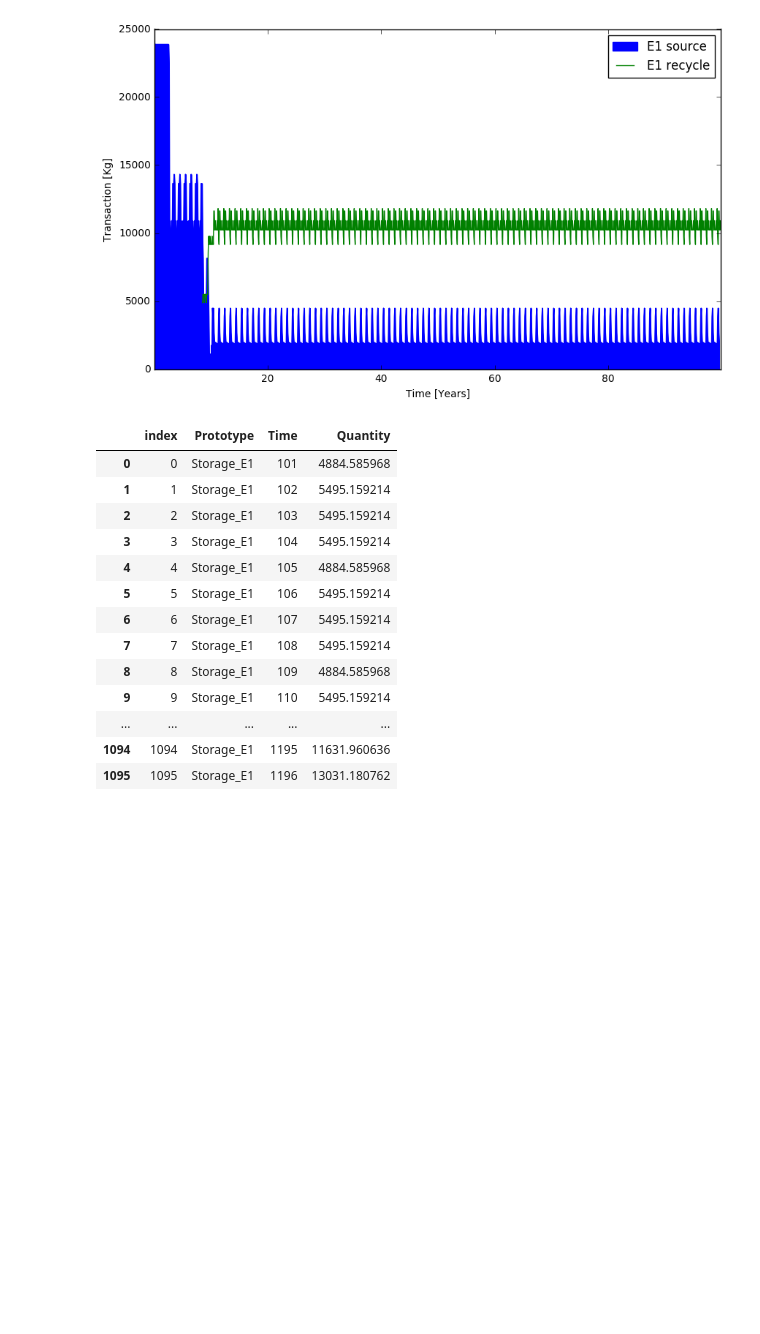
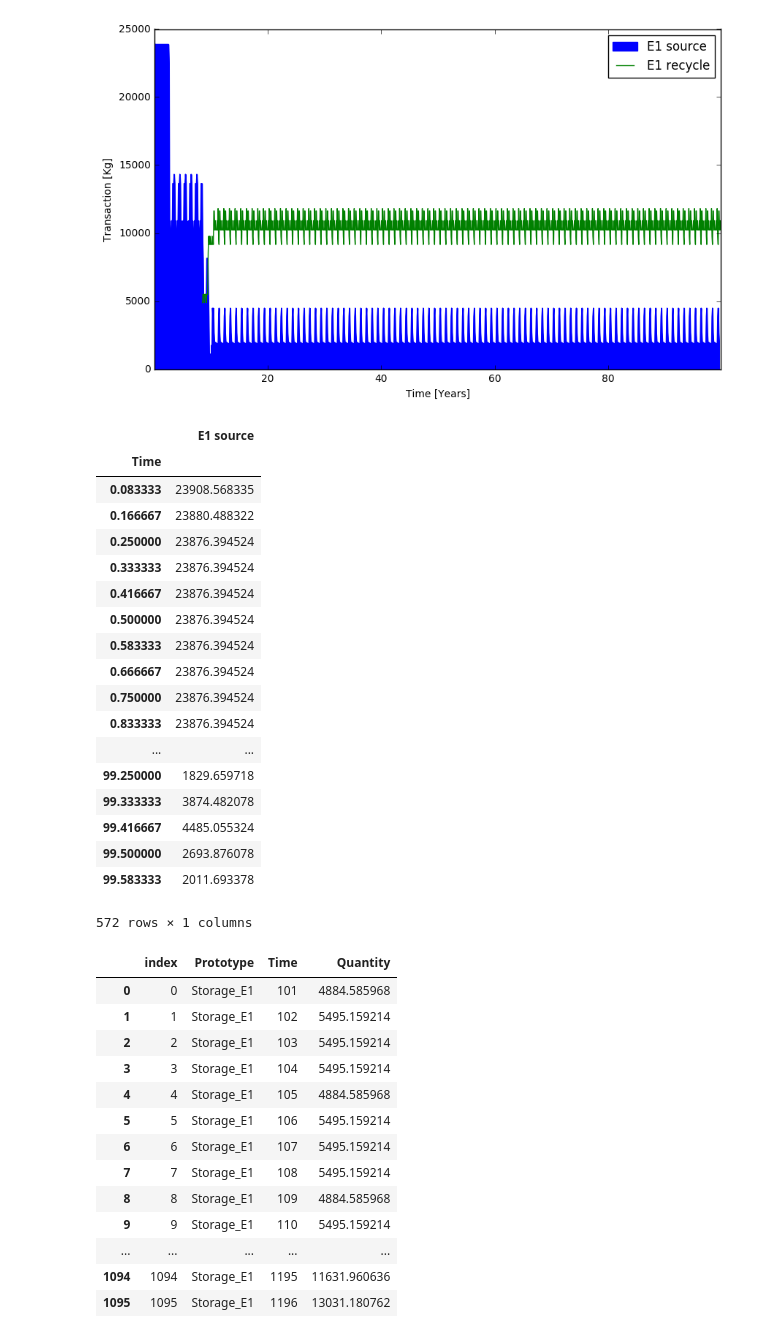
Before and after one commit to Baaaaam/EG30, a Jupyter notebook: EG30_analysis.ipynb, the cells around one changed output. Saved outputs shown, nothing was run; the diff lists cells and outputs as text; code cells hidden in the pictures; blank space fills up the shorter version.

```diff
--- a/EG30_analysis.ipynb
+++ b/EG30_analysis.ipynb
@@ -24,6 +24,28 @@ plt.ylabel('Transaction [Kg]')
 plt.savefig('test.png', dpi=326)
 # %% [output]
 [figure]
+# %%
+E1_pu_src
+# %% [output]
+|  | E1 source |
+| Time |  |
+| 0.083333 | 23908.568335 |
+| 0.166667 | 23880.488322 |
+| 0.250000 | 23876.394524 |
+| 0.333333 | 23876.394524 |
+| 0.416667 | 23876.394524 |
+| 0.500000 | 23876.394524 |
+| 0.583333 | 23876.394524 |
+| 0.666667 | 23876.394524 |
+| 0.750000 | 23876.394524 |
+| 0.833333 | 23876.394524 |
+| ... | ... |
+| 99.250000 | 1829.659718 |
+| 99.333333 | 3874.482078 |
+| 99.416667 | 4485.055324 |
+| 99.500000 | 2693.876078 |
+| 99.583333 | 2011.693378 |
+572 rows × 1 columns
 # %%
 E1_pu_str = com.get_inventory_timeseries(db, 'Storage_E1', ['pu238','pu239','pu240','pu241','pu242'])
 E1_pu_str.reset_index(inplace=True)
```
Also changed, not shown: parts of 2 cells of this notebook, 5 other files.
